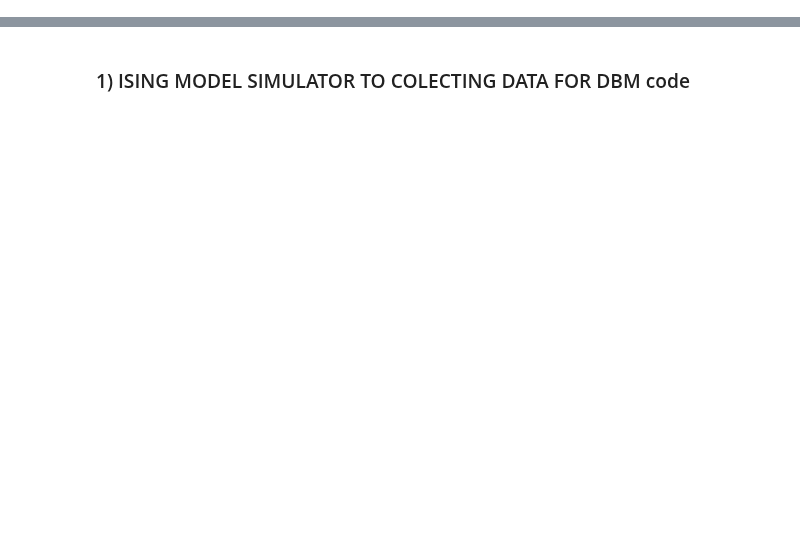
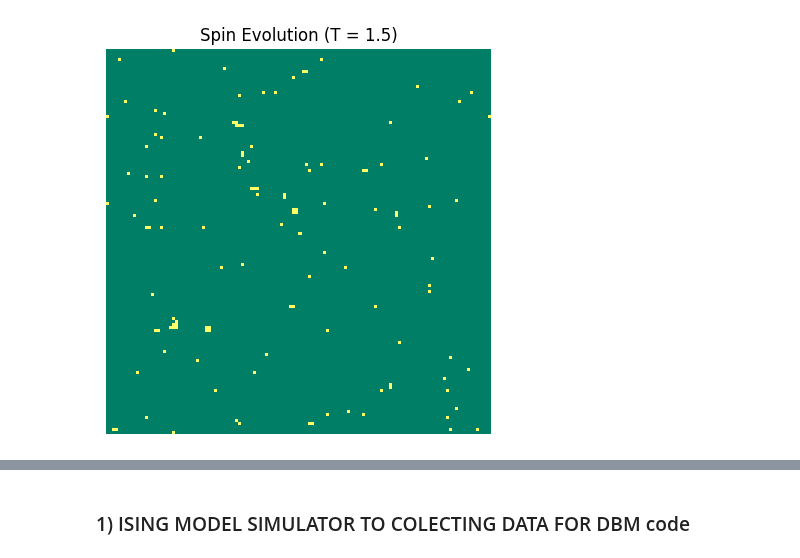
Before and after one commit to DaviFPassos/DBM_IsingSimulator, a Jupyter notebook: DBM_IsingSimulator.ipynb, the cells around one changed output, grey strips where cells are left out. Saved outputs shown, nothing was run; the diff lists cells and outputs as text; code cells hidden in the pictures; blank space fills up the shorter version.

```diff
--- a/DBM_IsingSimulator.ipynb
+++ b/DBM_IsingSimulator.ipynb
@@ -0,0 +3,80 @@
+# %%
+import numpy as np
+import matplotlib.pyplot as plt
+from matplotlib.animation import FuncAnimation, PillowWriter
+import os
+
+# Model parameters
+L = 128  # lattice size
+T = 1.5  # temperature
+J = 1    # coupling constant
+
+beta = 1 / T
+p = 1 - np.exp(-2 * beta * J)
+n_steps = 1000
+
+# Generate random spin configuration on LxL lattice
+spins = np.random.choice([-1, 1], size=(L, L))
+
+# Function to select cross-shaped nearest neighbors
+def neighbors(i, j, L):
+    return [((i + 1) % L, j),
+            ((i - 1) % L, j),
+            (i, (j + 1) % L),
+            (i, (j - 1) % L)]
+
+# Wolff algorithm
+def wolff_cluster_flip(spins, L, p):
+    i, j = np.random.randint(0, L, size=2)
+    cluster = {(i, j)}
+    frontier = [(i, j)]
+    original_spin = spins[i, j]
+    while frontier:
+        x, y = frontier.pop()
+        for nx, ny in neighbors(x, y, L):
+            if (nx, ny) not in cluster and spins[nx, ny] == original_spin:
+                if np.random.rand() < p:
+                    cluster.add((nx, ny))
+                    frontier.append((nx, ny))
+    for x, y in cluster:
+        spins[x, y] *= -1
+    return spins
+
+# Initialize lists for GIF and final states
+frames = []
+final_state_samples = []
+frame_interval = 30
+save_interval = 25  # save a sample every 25 steps
+
+# Main simulation loop
+for step in range(n_steps):
+    wolff_cluster_flip(spins, L, p)
+
+    if step % frame_interval == 0:
+        frames.append(spins.copy())
+
+    if step > 10 and step % save_interval == 0:
+        final_state_samples.append(spins.copy())
+
+# Save final samples as .npy file
+output_path = "ising_data"
+os.makedirs(output_path, exist_ok=True)
+file_name = os.path.join(output_path, f"ising_configurations_T{T}_L{L}.npy")
+np.save(file_name, np.array(final_state_samples))
+print(f"Data saved as: {file_name}")
+
+# Create and save animation GIF
+fig, ax = plt.subplots(figsize=(5, 5))
+im = ax.imshow(frames[0], cmap="summer", animated=True)
+ax.set_title(f"Spin Evolution (T = {T})")
+plt.axis("off")
+
+def update(frame):
+    im.set_array(frames[frame])
+    return [im]
+ani = FuncAnimation(fig, update, frames=len(frames), interval=200, blit=True)
+gif_path = f"wolff_ising_simulation_T{T}_L{L}.gif"
+ani.save(gif_path, writer=PillowWriter(fps=5))
+plt.show()
+print(f"GIF saved as '{gif_path}'")
+# %% [output]
@@ -0,0 +84 @@
+[figure, added]
```
Also changed, not shown: parts of 15 cells of this notebook, 10 other files.
